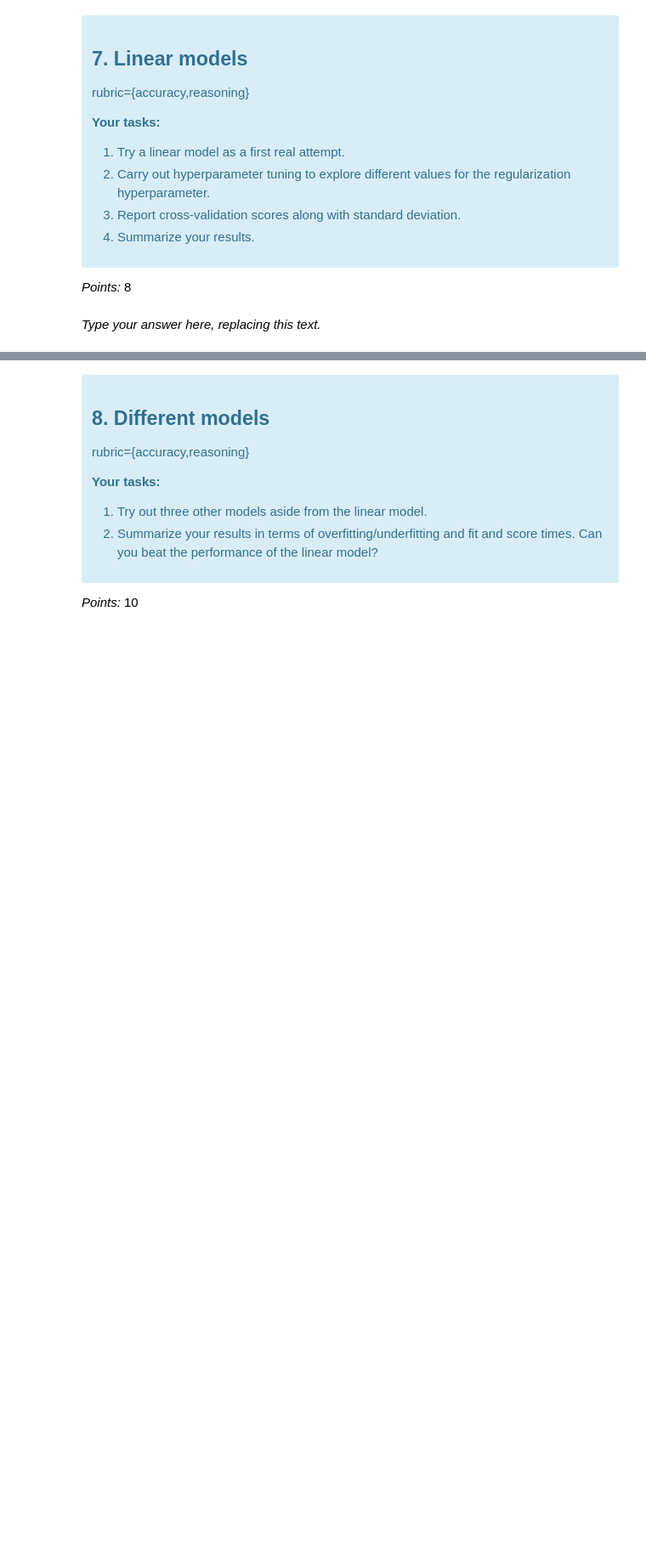
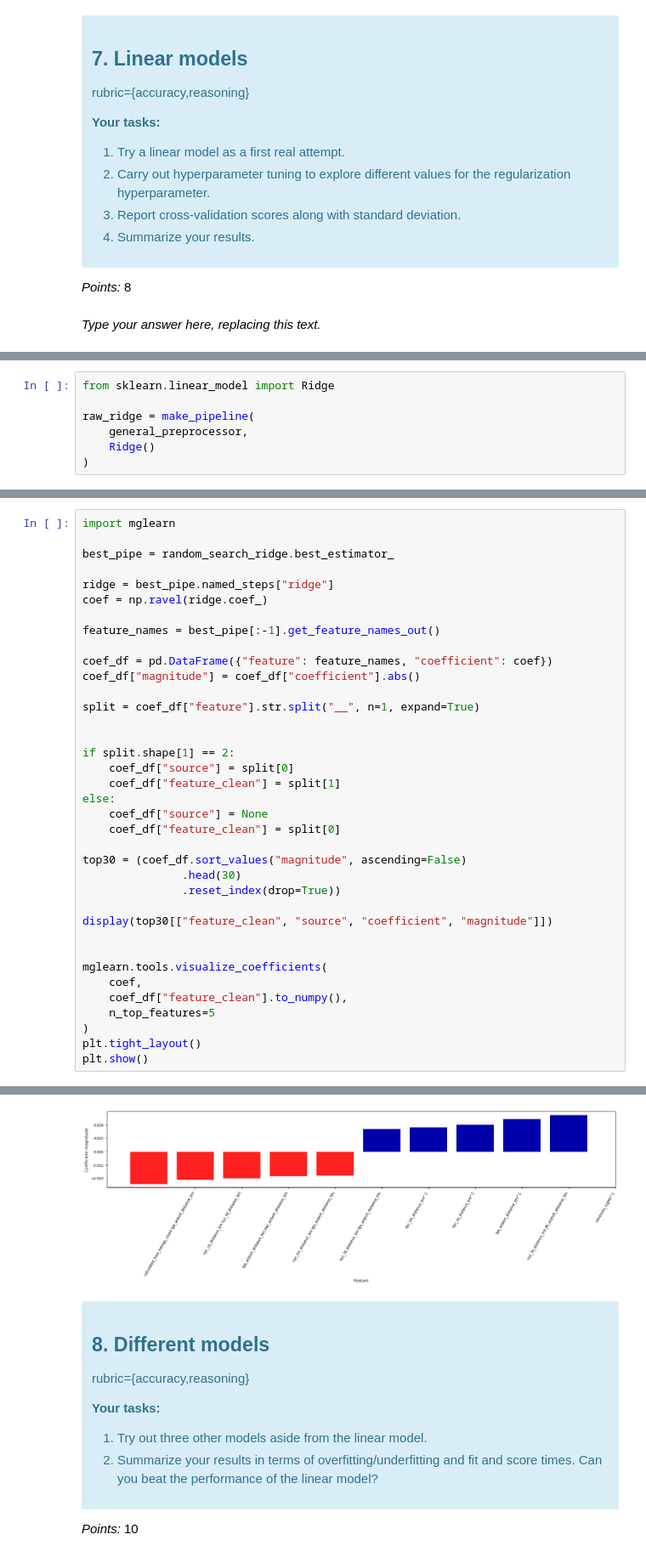
Before and after one commit to hpalafoxp/DSCI-573-Lab4, a Jupyter notebook: lab4.ipynb, the cells around one changed output, grey strips where cells are left out. Shown at 85% size. Saved outputs shown, nothing was run; the diff lists cells and outputs as text; blank space fills up the shorter version.

```diff
--- a/lab4.ipynb
+++ b/lab4.ipynb
@@ -766,0 +867,7 @@ _Type your answer here, replacing this text._
+# %%
+from sklearn.linear_model import Ridge
+
+raw_ridge = make_pipeline(
+    general_preprocessor,
+    Ridge()
+)
@@ -766,0 +968,38 @@ _Type your answer here, replacing this text._
+# %%
+import mglearn
+
+best_pipe = random_search_ridge.best_estimator_
+
+ridge = best_pipe.named_steps["ridge"]
+coef = np.ravel(ridge.coef_)
+
+feature_names = best_pipe[:-1].get_feature_names_out()
+
+coef_df = pd.DataFrame({"feature": feature_names, "coefficient": coef})
+coef_df["magnitude"] = coef_df["coefficient"].abs()
+
+split = coef_df["feature"].str.split("__", n=1, expand=True)
+
+
+if split.shape[1] == 2:
+    coef_df["source"] = split[0]
+    coef_df["feature_clean"] = split[1]
+else:
+    coef_df["source"] = None
+    coef_df["feature_clean"] = split[0]
+
+top30 = (coef_df.sort_values("magnitude", ascending=False)
+               .head(30)
+               .reset_index(drop=True))
+
+display(top30[["feature_clean", "source", "coefficient", "magnitude"]])
+
+
+mglearn.tools.visualize_coefficients(
+    coef,
+    coef_df["feature_clean"].to_numpy(),
+    n_top_features=5
+)
+plt.tight_layout()
+plt.show()
+# %% [output]
@@ -767,3 +1023,4 @@ _Type your answer here, replacing this text._
+[figure, added]
 # %% [markdown]
 <!-- END QUESTION -->
 
```
Also changed, not shown: parts of 25 cells of this notebook, 2 other files.
